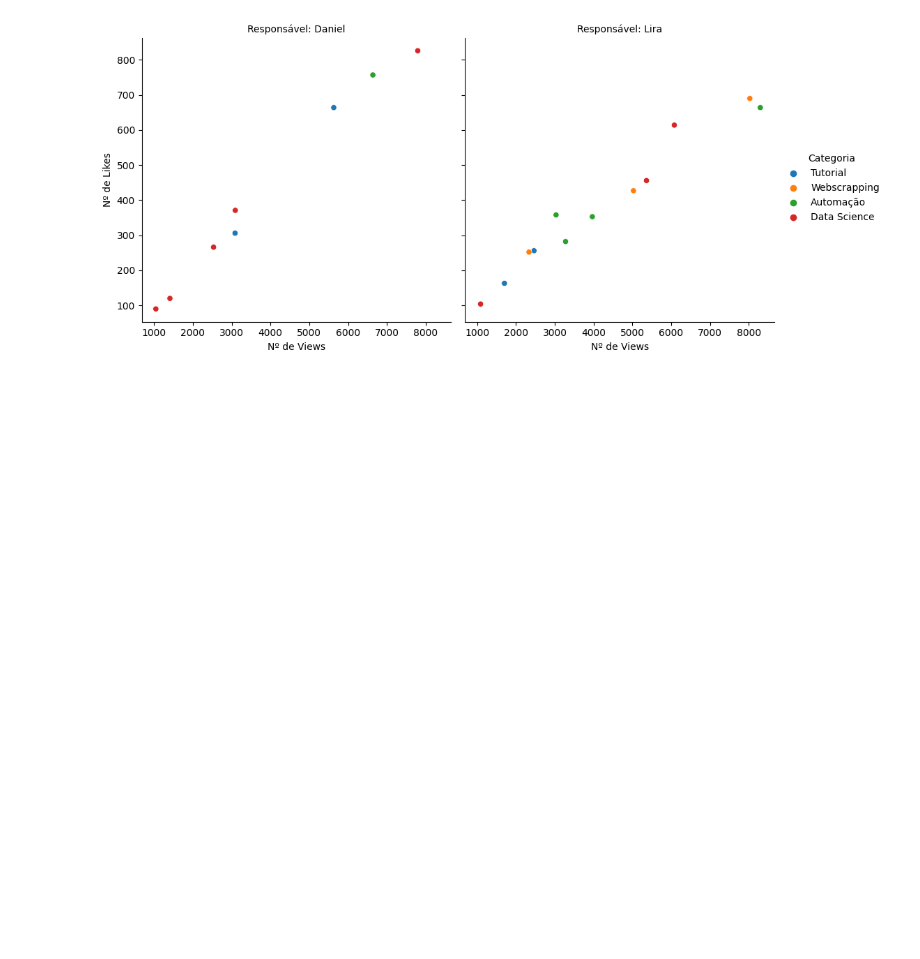
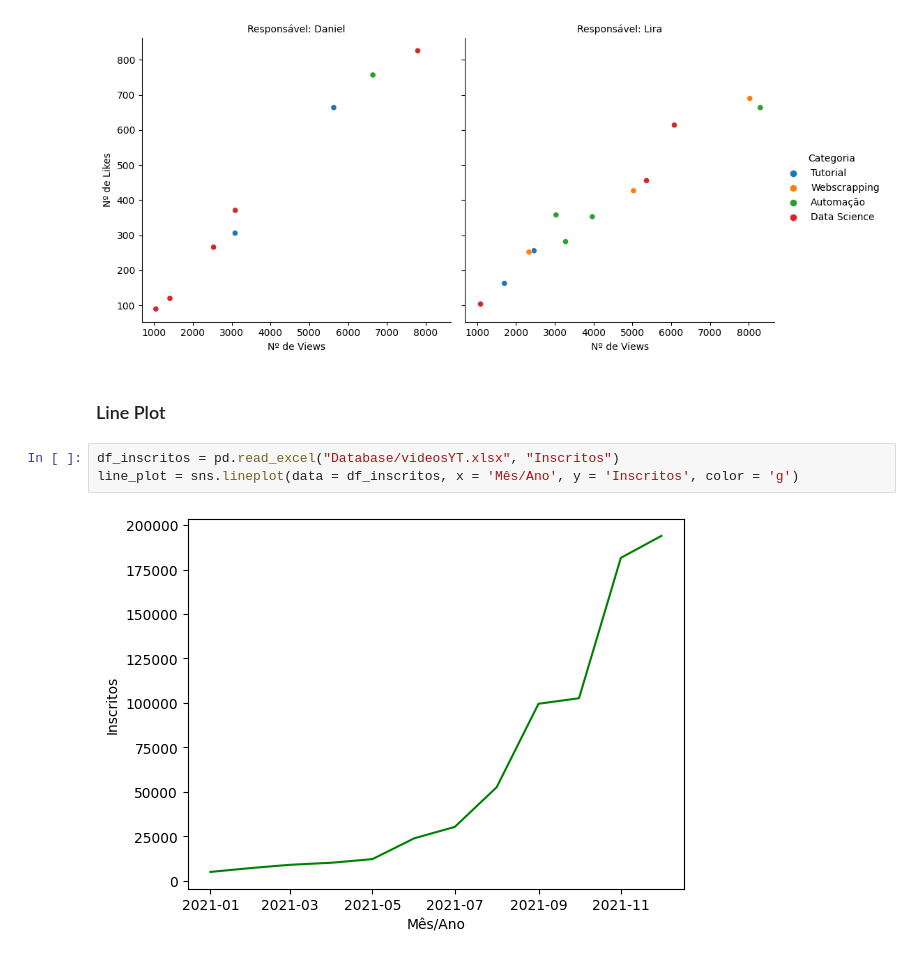
Before and after one commit to JoaoPedrodeAraujoS/seaborn-study, a Jupyter notebook: seborn-charts.ipynb, the cells around one changed output. Drawn from its saved outputs; the diff is of its cells as text; blank space fills up the shorter version.

Commit message:
Adding the Line and Hist Plot

```diff
--- a/seborn-charts.ipynb
+++ b/seborn-charts.ipynb
@@ -44,3 +44,10 @@ relational_plot.set_titles('Responsável: {col_name}')
 plt.show(relational_plot)
 # %% [output]
 [figure]
+# %% [markdown]
+### Line Plot
+# %%
+df_inscritos = pd.read_excel("Database/videosYT.xlsx", "Inscritos")
+line_plot = sns.lineplot(data = df_inscritos, x = 'Mês/Ano', y = 'Inscritos', color = 'g')
+# %% [output]
+[figure, added]
```
Also changed, not shown: parts of 4 cells of this notebook.
